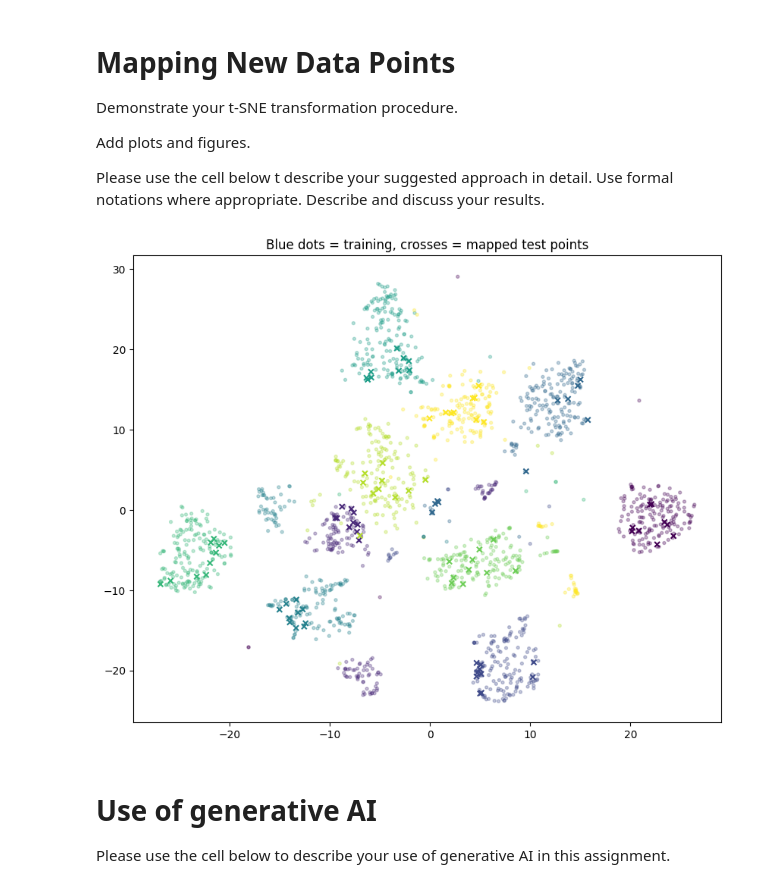
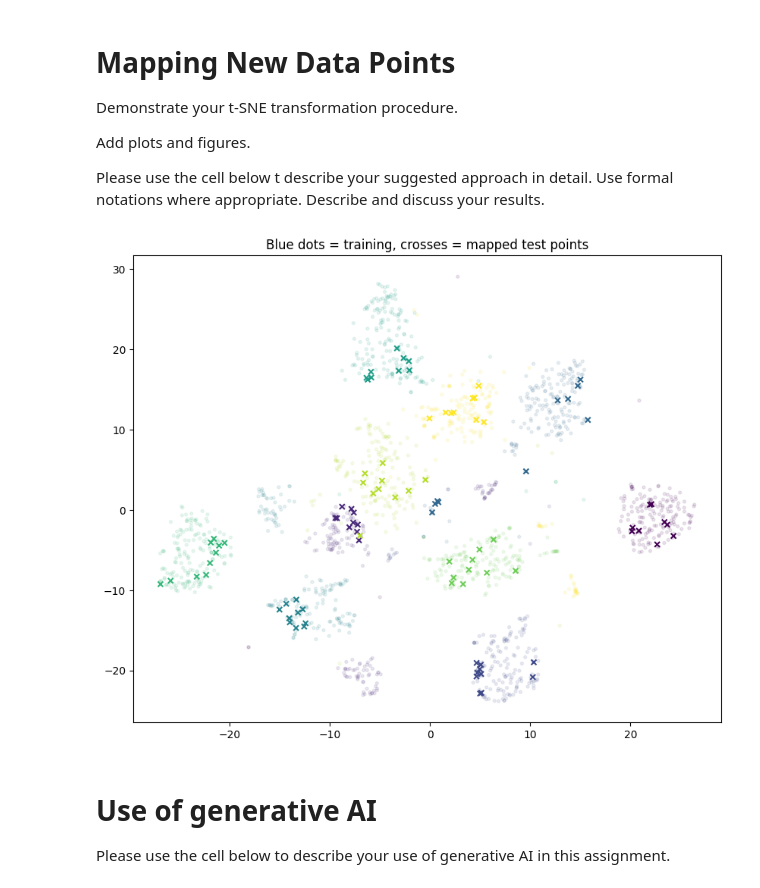
Before and after one commit to OdedHellman/MLDS-Advance-ML, a Jupyter notebook: assignment1/3945_2025B_HW1_t_SNE.ipynb, the cells around one changed output. Drawn from its saved outputs; the diff is of its cells as text; code cells hidden in the pictures.

```diff
--- a/assignment1/3945_2025B_HW1_t_SNE.ipynb
+++ b/assignment1/3945_2025B_HW1_t_SNE.ipynb
@@ -376,12 +376,12 @@ Describe and discuss your results.
 Y_test  = tsne.transform(X_train, Y_train, X_test, n_iter=200, lr=1.0)
 # %%
 plt.figure(figsize=(10, 8))
-plt.scatter(Y_train[:,0], Y_train[:,1], c=y_train, s=8, alpha=.3)
+plt.scatter(Y_train[:,0], Y_train[:,1], c=y_train, s=8, alpha=.1)
 plt.scatter(Y_test [:,0], Y_test [:,1], c=y_test,  s=25, marker='x')
 plt.title("Blue dots = training, crosses = mapped test points")
 plt.show()
 # %% [output]
-[figure, old version]
+[figure, new version]
 # %% [markdown]
 # Use of generative AI
 Please use the cell below to describe your use of generative AI in this assignment.
```
